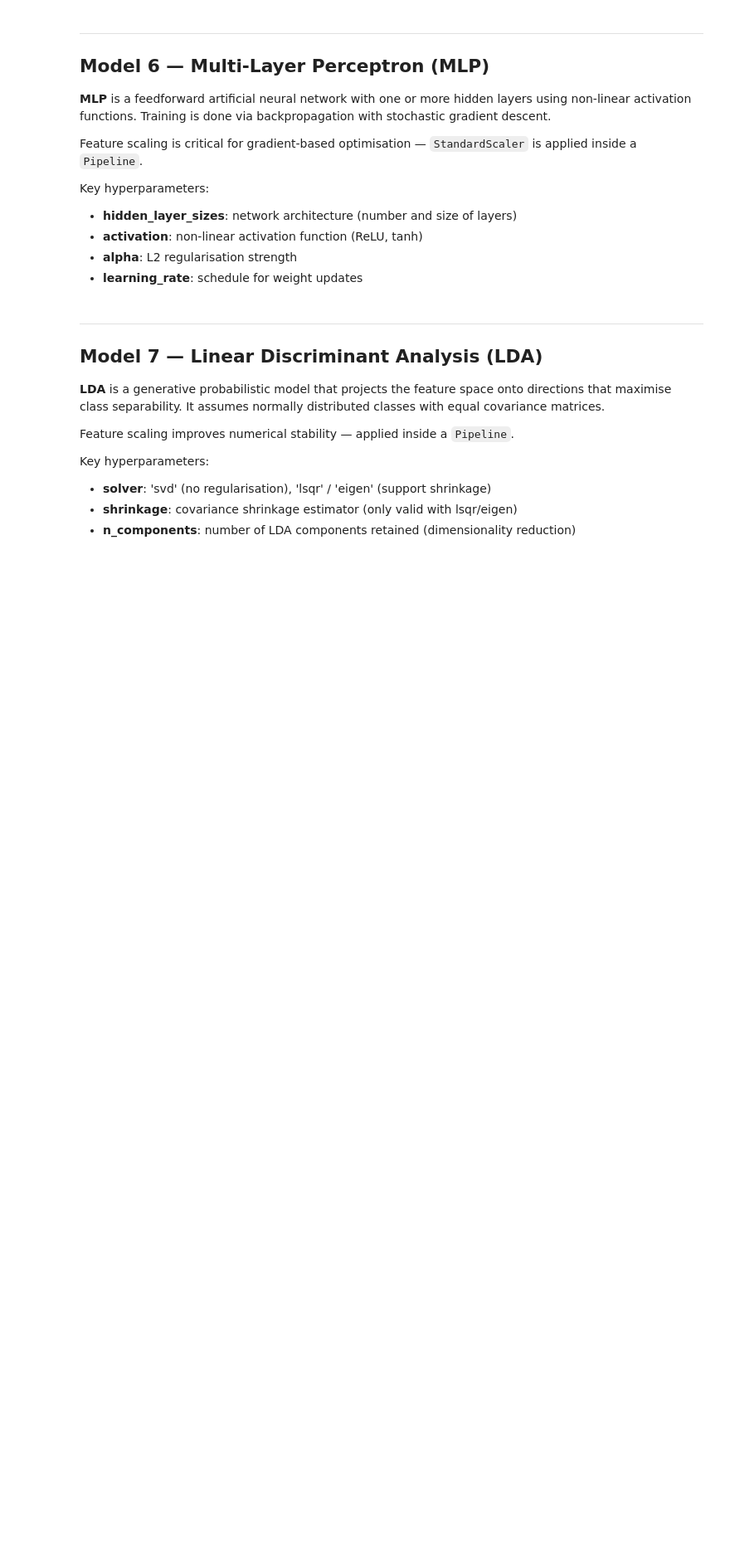
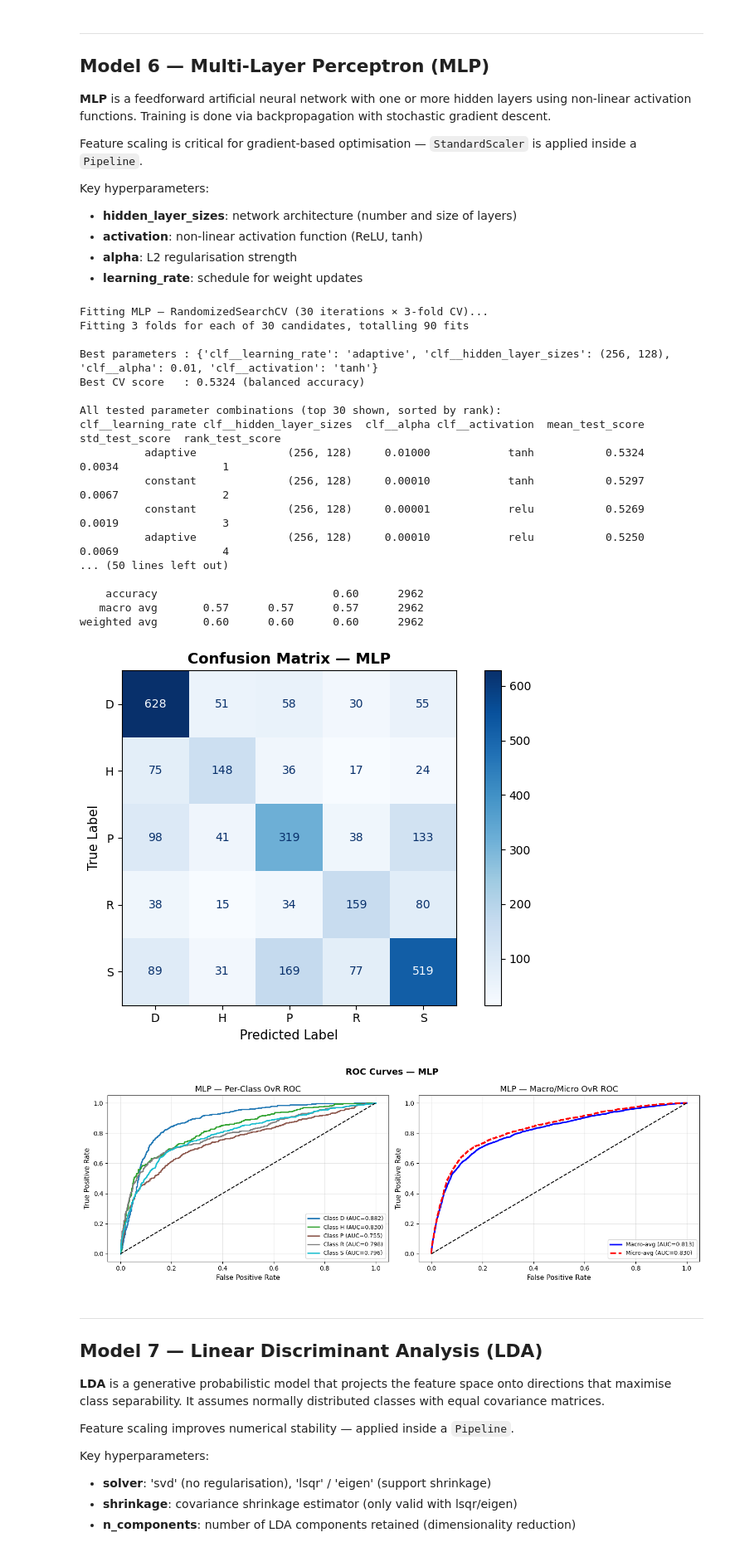
Before and after one commit to DLA10/ml-gesture-classification, a Jupyter notebook: ML_Classification_Complete.ipynb, the cells around one changed output. Shown at 83% size. Cells and saved outputs as stored; diff of their text form; code cells hidden in the pictures; blank space fills up the shorter version.

```diff
--- a/ML_Classification_Complete.ipynb
+++ b/ML_Classification_Complete.ipynb
@@ -643,50 +774,60 @@ Key hyperparameters:
 # MODEL 6: MULTI-LAYER PERCEPTRON
 # ============================================================
 MODEL_NAME = 'MLP'
-
 mlp_pipeline = Pipeline([
     ('scaler', StandardScaler()),
-    ('clf', MLPClassifier(max_iter=500, random_state=RANDOM_STATE, early_stopping=True,
-                          validation_fraction=0.1, n_iter_no_change=15))
+    ('clf', MLPClassifier(max_iter=500, random_state=RANDOM_STATE))
 ])
-
 mlp_param_grid = {
     'clf__hidden_layer_sizes': [(64,), (128,), (256,), (64, 64), (128, 64),
                                  (128, 128), (256, 128), (64, 64, 32)],
     'clf__activation':         ['relu', 'tanh'],
     'clf__alpha':               [0.00001, 0.0001, 0.001, 0.01, 0.1],
     'clf__learning_rate':       ['constant', 'adaptive']
 }
-
 mlp_search = RandomizedSearchCV(
     mlp_pipeline,
     param_distributions=mlp_param_grid,
     n_iter=30,
     cv=StratifiedKFold(n_splits=3, shuffle=True, random_state=RANDOM_STATE),
     scoring='balanced_accuracy',
     n_jobs=-1,
     random_state=RANDOM_STATE,
     verbose=1
 )
-
 print(f"Fitting {MODEL_NAME} — RandomizedSearchCV (30 iterations × 3-fold CV)...")
 mlp_search.fit(X_train, y_train)
-
 print(f"\nBest parameters : {mlp_search.best_params_}")
 print(f"Best CV score   : {mlp_search.best_score_:.4f} (balanced accuracy)")
-
 mlp_cv_df = show_cv_results(mlp_search, top_n=30)
-
 mlp_best = mlp_search.best_estimator_
 y_pred_mlp = mlp_best.predict(X_test)
 y_prob_mlp = mlp_best.predict_proba(X_test)
-
 fpr_mlp, tpr_mlp, auc_mlp = evaluate_and_store(
     MODEL_NAME, y_test, y_pred_mlp, y_prob_mlp, y_test_bin, CLASSES
 )
-
 plot_cm(MODEL_NAME, y_test, y_pred_mlp, CLASSES)
 plot_model_roc(MODEL_NAME, fpr_mlp, tpr_mlp, auc_mlp, CLASSES)
+# %% [output]
+Fitting MLP — RandomizedSearchCV (30 iterations × 3-fold CV)...
+Fitting 3 folds for each of 30 candidates, totalling 90 fits
+
+Best parameters : {'clf__learning_rate': 'adaptive', 'clf__hidden_layer_sizes': (256, 128), 'clf__alpha': 0.01, 'clf__activation': 'tanh'}
+Best CV score   : 0.5324 (balanced accuracy)
+
+All tested parameter combinations (top 30 shown, sorted by rank):
+clf__learning_rate clf__hidden_layer_sizes  clf__alpha clf__activation  mean_test_score  std_test_score  rank_test_score
+          adaptive              (256, 128)     0.01000            tanh           0.5324          0.0034                1
+          constant              (256, 128)     0.00010            tanh           0.5297          0.0067                2
+          constant              (256, 128)     0.00001            relu           0.5269          0.0019                3
+          adaptive              (256, 128)     0.00010            relu           0.5250          0.0069                4
+... (50 lines left out)
+
+    accuracy                           0.60      2962
+   macro avg       0.57      0.57      0.57      2962
+weighted avg       0.60      0.60      0.60      2962
+[figure, added]
+[figure, added]
 # %% [markdown]
 ---
 ## Model 7 — Linear Discriminant Analysis (LDA)
```
Also changed, not shown: parts of 18 cells of this notebook.
